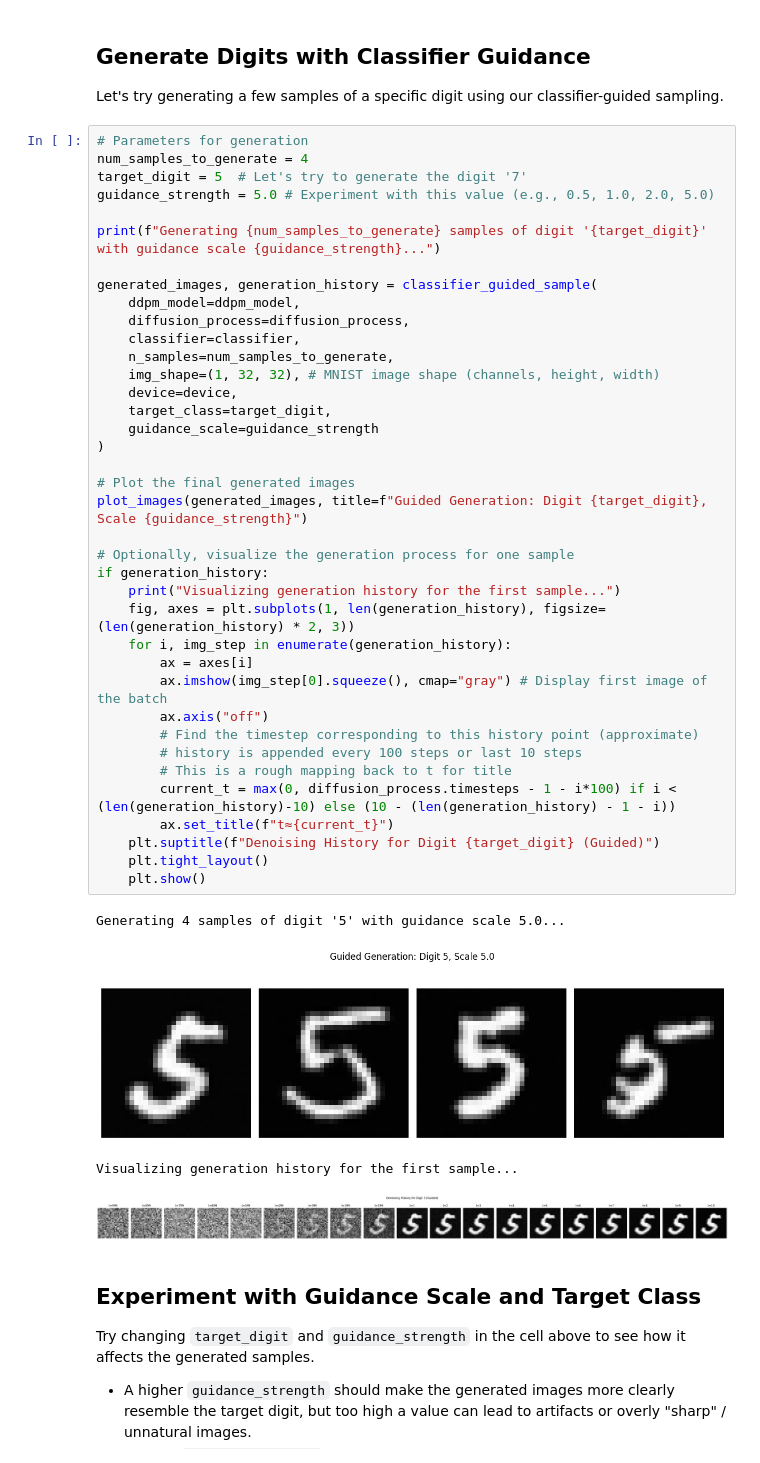
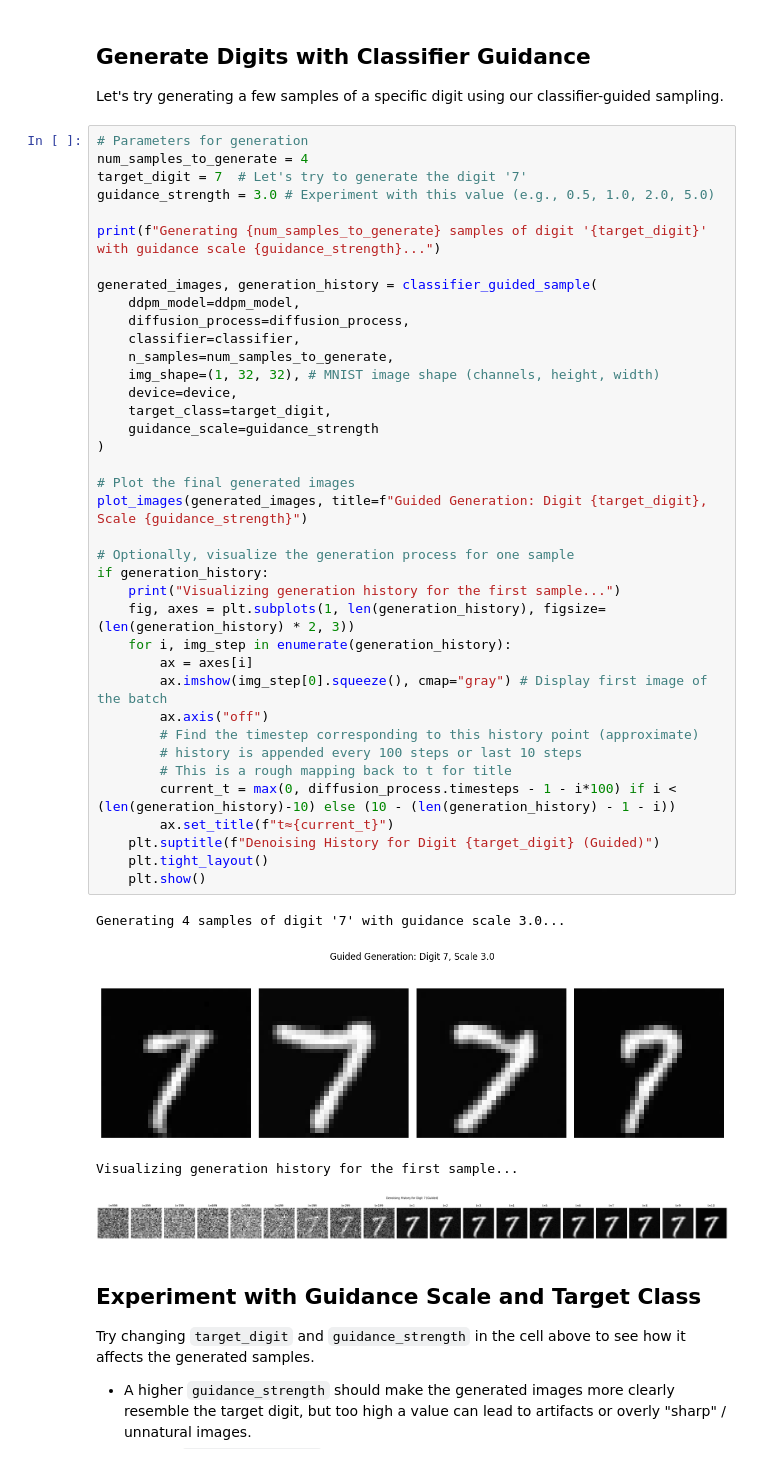
Before and after one commit to GabrieleLozupone/DiffusionModels-Theory2Code, a Jupyter notebook: 03-guidance.ipynb, the cells around one changed output. Cells and saved outputs as stored; diff of their text form.

```diff
--- a/03-guidance.ipynb
+++ b/03-guidance.ipynb
@@ -219,8 +217,8 @@ Let's try generating a few samples of a specific digit using our classifier-guid
 # %%
 # Parameters for generation
 num_samples_to_generate = 4
-target_digit = 5  # Let's try to generate the digit '7'
-guidance_strength = 5.0 # Experiment with this value (e.g., 0.5, 1.0, 2.0, 5.0)
+target_digit = 7  # Let's try to generate the digit '7'
+guidance_strength = 3.0 # Experiment with this value (e.g., 0.5, 1.0, 2.0, 5.0)
 
 print(f"Generating {num_samples_to_generate} samples of digit '{target_digit}' with guidance scale {guidance_strength}...")
 
@@ -228,37 +226,37 @@ generated_images, generation_history = classifier_guided_sample(
     ddpm_model=ddpm_model,
     diffusion_process=diffusion_process,
     classifier=classifier,
     n_samples=num_samples_to_generate,
     img_shape=(1, 32, 32), # MNIST image shape (channels, height, width)
     device=device,
     target_class=target_digit,
     guidance_scale=guidance_strength
 )
 
 # Plot the final generated images
 plot_images(generated_images, title=f"Guided Generation: Digit {target_digit}, Scale {guidance_strength}")
 
 # Optionally, visualize the generation process for one sample
 if generation_history:
     print("Visualizing generation history for the first sample...")
     fig, axes = plt.subplots(1, len(generation_history), figsize=(len(generation_history) * 2, 3))
     for i, img_step in enumerate(generation_history):
         ax = axes[i]
         ax.imshow(img_step[0].squeeze(), cmap="gray") # Display first image of the batch
         ax.axis("off")
         # Find the timestep corresponding to this history point (approximate)
         # history is appended every 100 steps or last 10 steps
         # This is a rough mapping back to t for title
         current_t = max(0, diffusion_process.timesteps - 1 - i*100) if i < (len(generation_history)-10) else (10 - (len(generation_history) - 1 - i))
         ax.set_title(f"t≈{current_t}")
     plt.suptitle(f"Denoising History for Digit {target_digit} (Guided)")
     plt.tight_layout()
     plt.show()
 # %% [output]
-Generating 4 samples of digit '5' with guidance scale 5.0...
+Generating 4 samples of digit '7' with guidance scale 3.0...
-[figure, old version]
+[figure, new version]
 Visualizing generation history for the first sample...
-[figure, old version]
+[figure, new version]
 # %% [markdown]
 ## Experiment with Guidance Scale and Target Class
 
```
Also changed, not shown: parts of 3 cells of this notebook, 2 other files.
